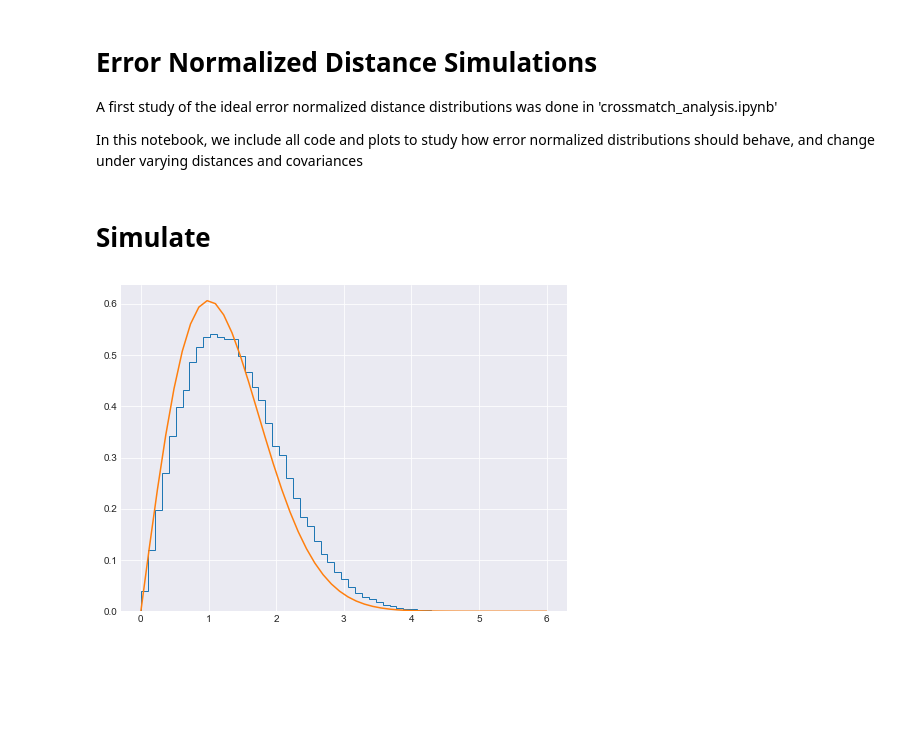
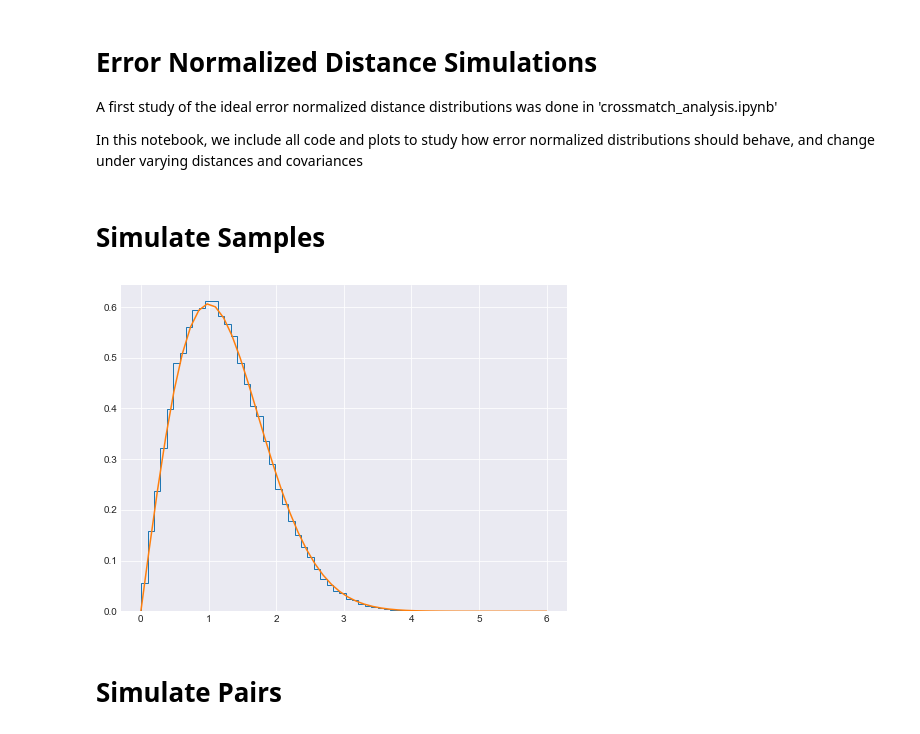
Before and after one commit to RenVit318/masterproject, a Jupyter notebook: src/notebooks/error_normalized_distance_sim.ipynb, the cells around one changed output. Saved outputs shown, nothing was run; the diff lists cells and outputs as text; code cells hidden in the pictures; blank space fills up the shorter version.

```diff
--- a/src/notebooks/error_normalized_distance_sim.ipynb
+++ b/src/notebooks/error_normalized_distance_sim.ipynb
@@ -20,10 +20,10 @@ from plotting_functions import set_styles
 from astrometry_equations import rayleigh, compute_error_normalized_distance
 set_styles()
 # %% [markdown]
-# Simulate
+# Simulate Samples
 # %%
 # MOVE SOMEWHERE ELSE
-def simulate_error_normalized_distance(dist_mean1, dist_mean2, unc1, unc2, num_samples, method='full'):
+def simulate_error_normalized_distance(dist_mean1, dist_mean2, unc1, unc2, num_samples, method='full', coordinates='cartesian', units='rad'):
     """Simulates num_samples pairs of data points and computes the error normalized distances between them
 
     TODO: Expand documentation, expand flexibility of code"""
@@ -46,24 +46,26 @@ def simulate_error_normalized_distance(dist_mean1, dist_mean2, unc1, unc2, num_s
     unc1 = np.array([np.full(num_samples, sigma_x1), np.full(num_samples, sigma_y1), np.full(num_samples, sigma_xy1)]).T
     unc2 = np.array([np.full(num_samples, sigma_x2), np.full(num_samples, sigma_y2), np.full(num_samples, sigma_xy2)]).T
 
-    en_dist = compute_error_normalized_distance(pos1, pos2, unc1, unc2, method=method, coordinates='cartesian', unit='rad')
+    en_dist = compute_error_normalized_distance(pos1, pos2, unc1, unc2, method=method, coordinates=coordinates, unit=units)
 
     return en_dist
 # %%
 num_samples = 100000
 dist_mean1 = [0,0]
-dist_mean2 = [5,0]
-unc1 = [48, 6, 0.4]
+dist_mean2 = [0.1,0]
+unc1 = [8, 6, 0.4]
 unc2 = [3, 4, -0.1]
 
 error_normalized_distances = simulate_error_normalized_distance(dist_mean1, dist_mean2, unc1, unc2, num_samples, method='full')
 
 fig = plt.figure(figsize=(8,6))
 ax = fig.add_subplot()
 
 ax.hist(error_normalized_distances, bins=50, histtype='step', density=True)
 x = np.linspace(0,6,50)
 ax.plot(x, rayleigh(x,1))
 plt.show()
 # %% [output]
-[figure, old version]
+[figure, new version]
+# %% [markdown]
+# Simulate Pairs
```
Also changed, not shown: parts of 3 cells of this notebook, 2 other files.
